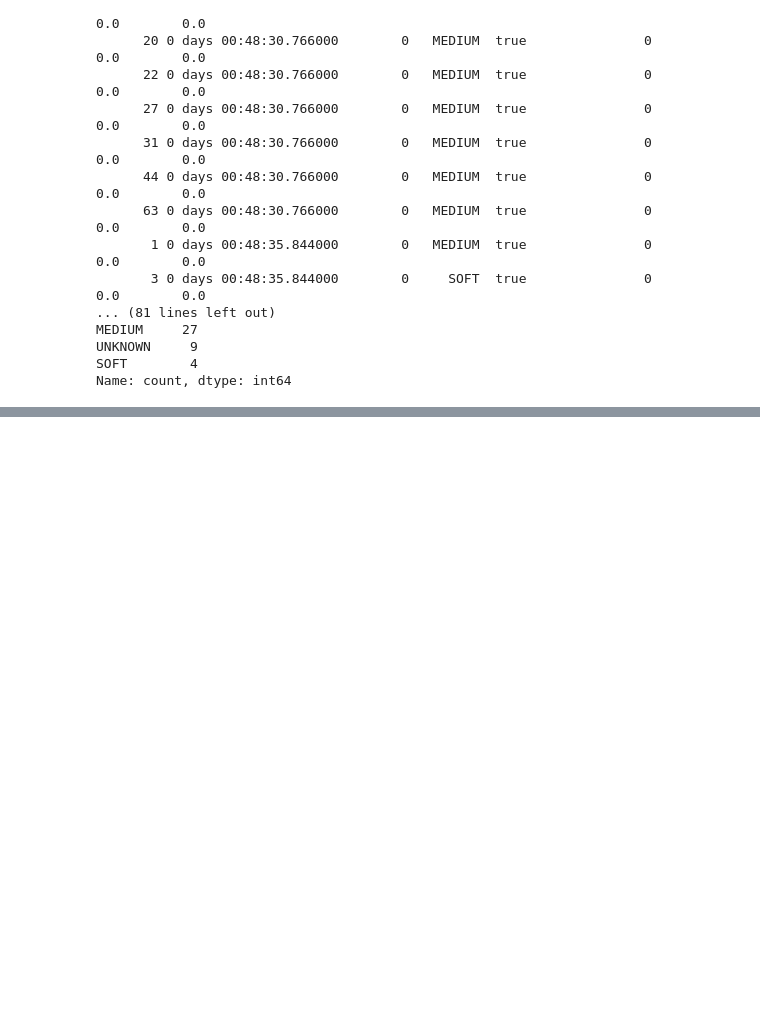
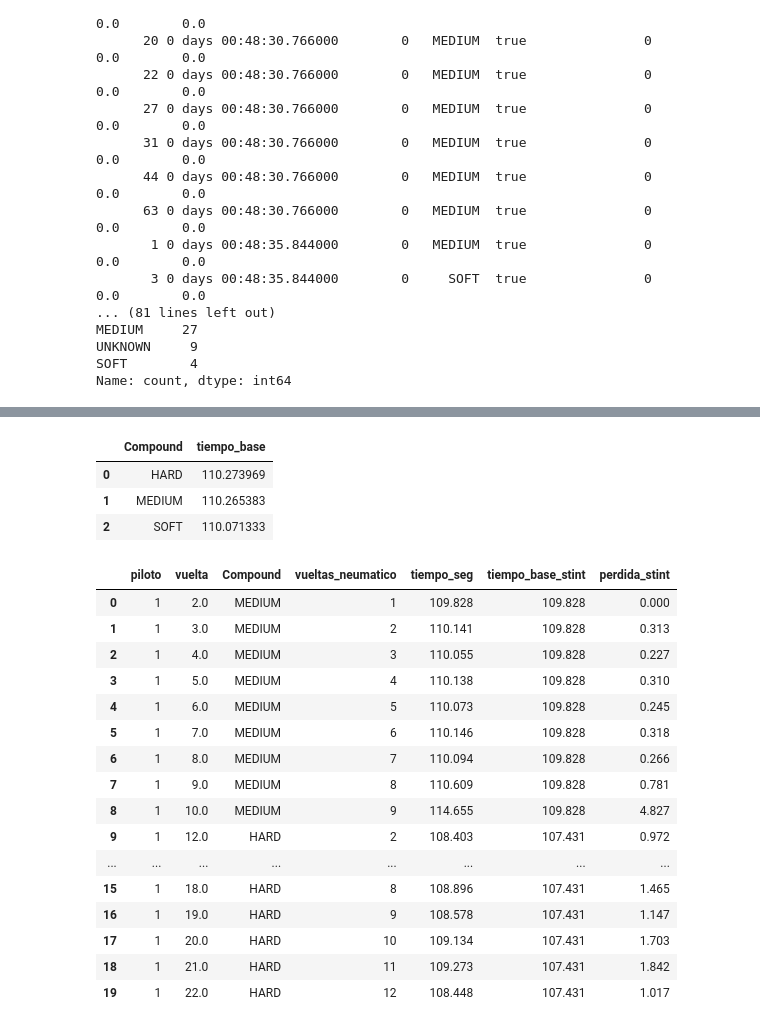
Before and after one commit to maipochettino/simuladorf1, a Jupyter notebook: notebooks/f1_strategy_bot.ipynb, the cells around one changed output, grey strips where cells are left out. Saved outputs shown, nothing was run; the diff lists cells and outputs as text; code cells hidden in the pictures; blank space fills up the shorter version.

```diff
--- a/notebooks/f1_strategy_bot.ipynb
+++ b/notebooks/f1_strategy_bot.ipynb
@@ -332,0 +715,58 @@ Name: count, dtype: int64
+# %%
+base_compuesto = (
+    degradacion[degradacion["vueltas_neumatico"] <= 3]
+    .groupby("Compound")["mean"]
+    .mean()
+    .reset_index()
+    .rename(columns={"mean": "tiempo_base"})
+)
+
+base_compuesto
+# %% [output]
+|  | Compound | tiempo_base |
+| 0 | HARD | 110.273969 |
+| 1 | MEDIUM | 110.265383 |
+| 2 | SOFT | 110.071333 |
+# %%
+base_stint = (
+    datos_degradacion
+    .groupby(["piloto", "PitCount", "Compound"])["tiempo_seg"]
+    .transform("min")
+)
+
+datos_degradacion["tiempo_base_stint"] = base_stint
+
+datos_degradacion["perdida_stint"] = (
+    datos_degradacion["tiempo_seg"]
+    - datos_degradacion["tiempo_base_stint"]
+)
+
+datos_degradacion[
+    [
+        "piloto",
+        "vuelta",
+        "Compound",
+        "vueltas_neumatico",
+        "tiempo_seg",
+        "tiempo_base_stint",
+        "perdida_stint"
+    ]
+].head(20)
+# %% [output]
+|  | piloto | vuelta | Compound | vueltas_neumatico | tiempo_seg | tiempo_base_stint | perdida_stint |
+| 0 | 1 | 2.0 | MEDIUM | 1 | 109.828 | 109.828 | 0.000 |
+| 1 | 1 | 3.0 | MEDIUM | 2 | 110.141 | 109.828 | 0.313 |
+| 2 | 1 | 4.0 | MEDIUM | 3 | 110.055 | 109.828 | 0.227 |
+| 3 | 1 | 5.0 | MEDIUM | 4 | 110.138 | 109.828 | 0.310 |
+| 4 | 1 | 6.0 | MEDIUM | 5 | 110.073 | 109.828 | 0.245 |
+| 5 | 1 | 7.0 | MEDIUM | 6 | 110.146 | 109.828 | 0.318 |
+| 6 | 1 | 8.0 | MEDIUM | 7 | 110.094 | 109.828 | 0.266 |
+| 7 | 1 | 9.0 | MEDIUM | 8 | 110.609 | 109.828 | 0.781 |
+| 8 | 1 | 10.0 | MEDIUM | 9 | 114.655 | 109.828 | 4.827 |
+| 9 | 1 | 12.0 | HARD | 2 | 108.403 | 107.431 | 0.972 |
+| ... | ... | ... | ... | ... | ... | ... | ... |
+| 15 | 1 | 18.0 | HARD | 8 | 108.896 | 107.431 | 1.465 |
+| 16 | 1 | 19.0 | HARD | 9 | 108.578 | 107.431 | 1.147 |
+| 17 | 1 | 20.0 | HARD | 10 | 109.134 | 107.431 | 1.703 |
+| 18 | 1 | 21.0 | HARD | 11 | 109.273 | 107.431 | 1.842 |
+| 19 | 1 | 22.0 | HARD | 12 | 108.448 | 107.431 | 1.017 |
```
Also changed, not shown: parts of 29 cells of this notebook.
